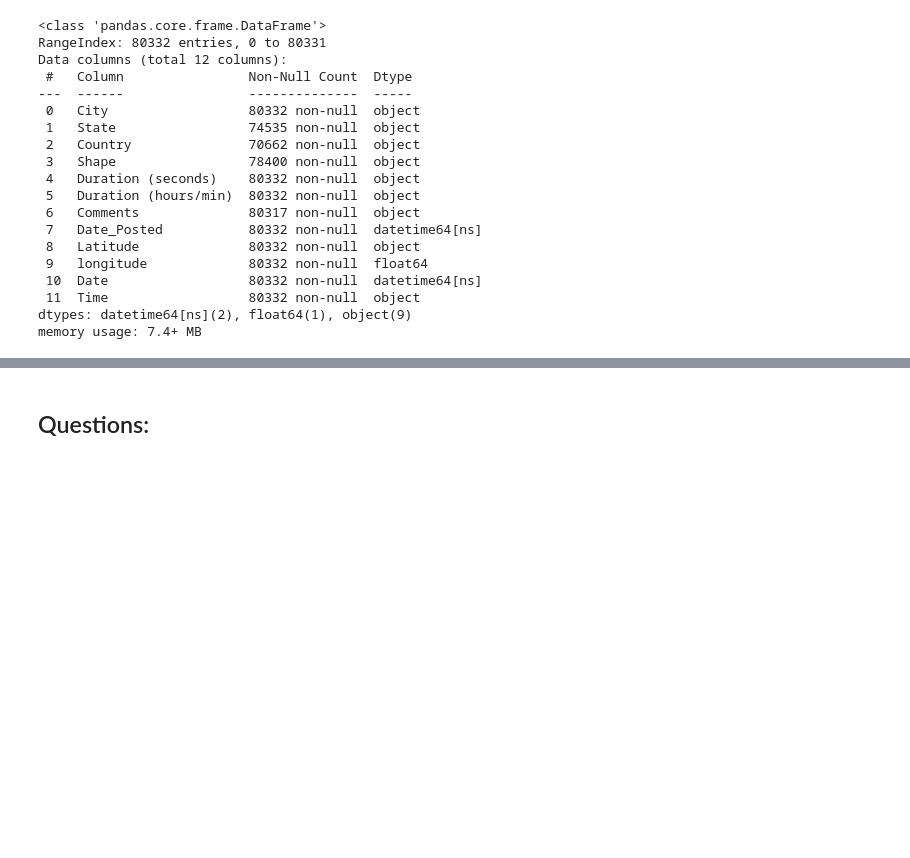
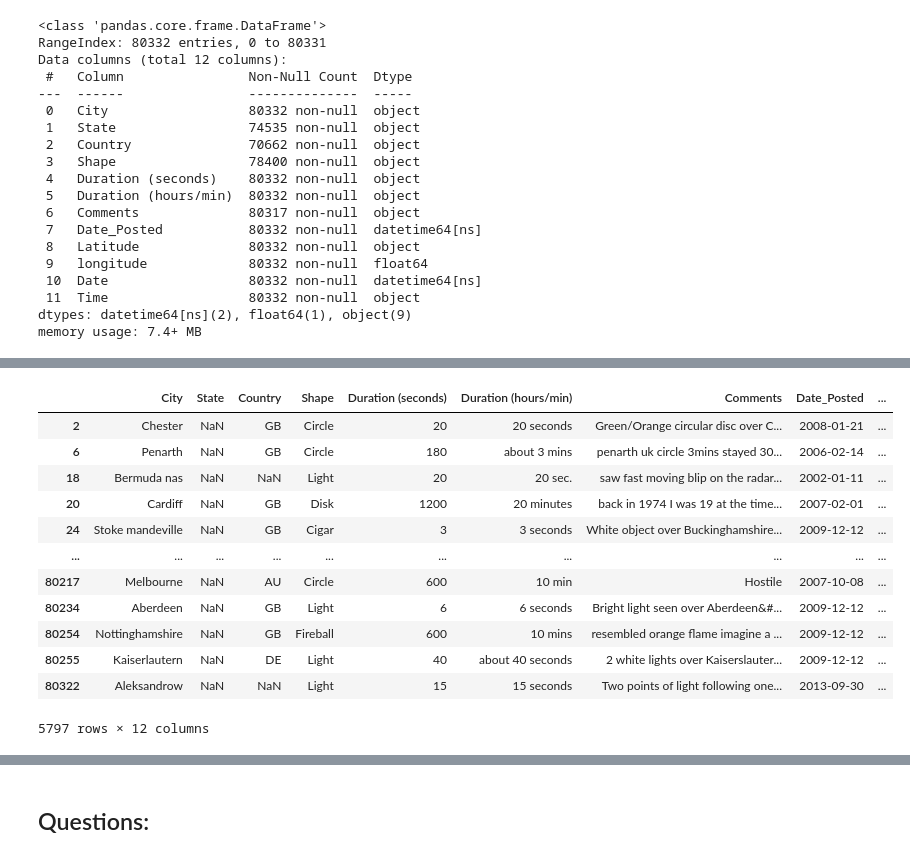
Before and after one commit to Barderus/UFO-Data-Analysis, a Jupyter notebook: analysis.ipynb, the cells around one changed output, grey strips where cells are left out. Saved outputs shown, nothing was run; the diff lists cells and outputs as text; code cells hidden in the pictures; blank space fills up the shorter version.

```diff
--- a/analysis.ipynb
+++ b/analysis.ipynb
@@ -115,0 +137,16 @@ memory usage: 7.4+ MB
+# %%
+df[df["State"].isna() == 1]
+# %% [output]
+|  | City | State | Country | Shape | Duration (seconds) | Duration (hours/min) | Comments | Date_Posted | ... |
+| 2 | Chester | NaN | GB | Circle | 20 | 20 seconds | Green/Orange circular disc over C... | 2008-01-21 | ... |
+| 6 | Penarth | NaN | GB | Circle | 180 | about 3 mins | penarth uk circle 3mins stayed 30... | 2006-02-14 | ... |
+| 18 | Bermuda nas | NaN | NaN | Light | 20 | 20 sec. | saw fast moving blip on the radar... | 2002-01-11 | ... |
+| 20 | Cardiff | NaN | GB | Disk | 1200 | 20 minutes | back in 1974 I was 19 at the time... | 2007-02-01 | ... |
+| 24 | Stoke mandeville | NaN | GB | Cigar | 3 | 3 seconds | White object over Buckinghamshire... | 2009-12-12 | ... |
+| ... | ... | ... | ... | ... | ... | ... | ... | ... | ... |
+| 80217 | Melbourne | NaN | AU | Circle | 600 | 10 min | Hostile | 2007-10-08 | ... |
+| 80234 | Aberdeen | NaN | GB | Light | 6 | 6 seconds | Bright light seen over Aberdeen&#... | 2009-12-12 | ... |
+| 80254 | Nottinghamshire | NaN | GB | Fireball | 600 | 10 mins | resembled orange flame imagine a ... | 2009-12-12 | ... |
+| 80255 | Kaiserlautern | NaN | DE | Light | 40 | about 40 seconds | 2 white lights over Kaiserslauter... | 2009-12-12 | ... |
+| 80322 | Aleksandrow | NaN | NaN | Light | 15 | 15 seconds | Two points of light following one... | 2013-09-30 | ... |
+5797 rows × 12 columns
```
Also changed, not shown: parts of 20 cells of this notebook.
